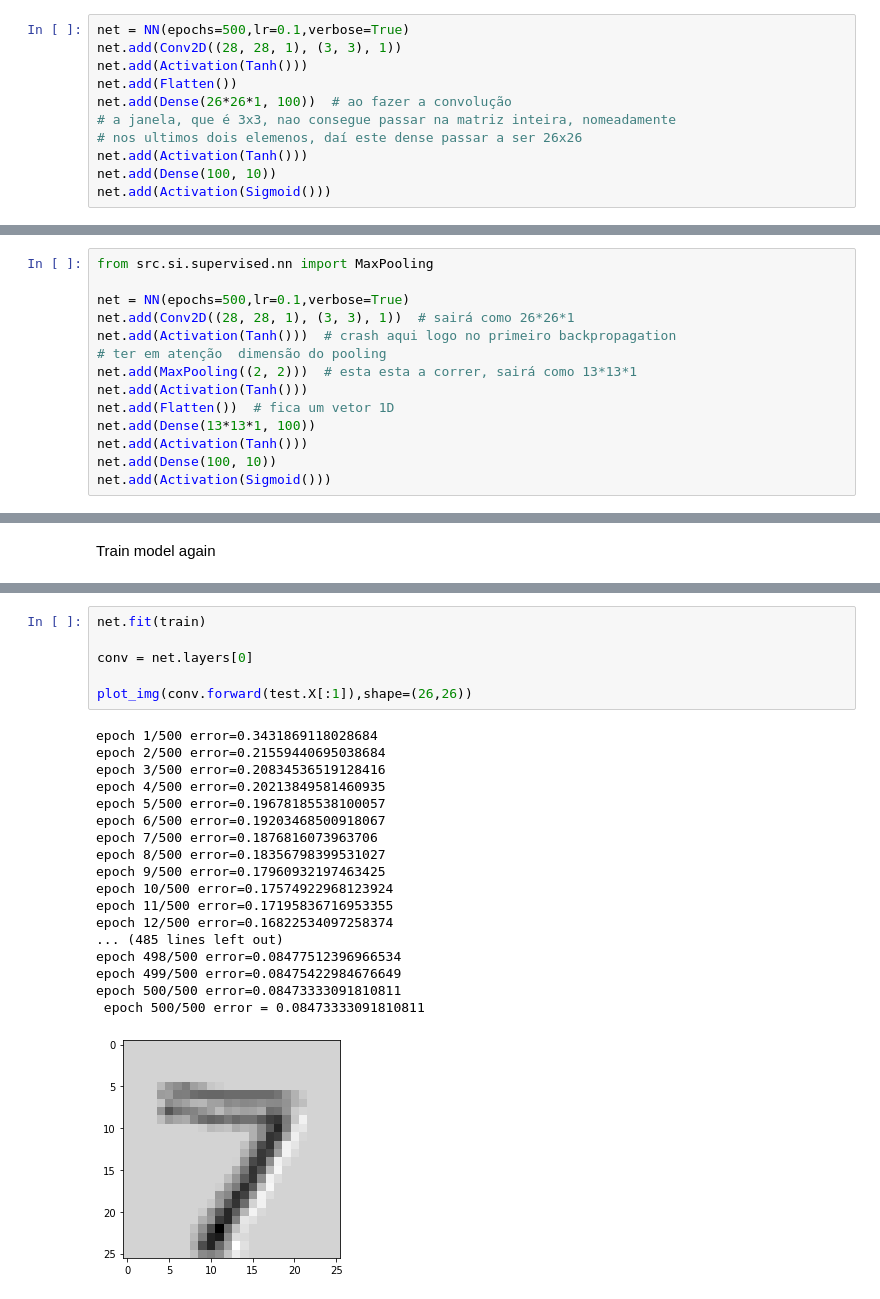
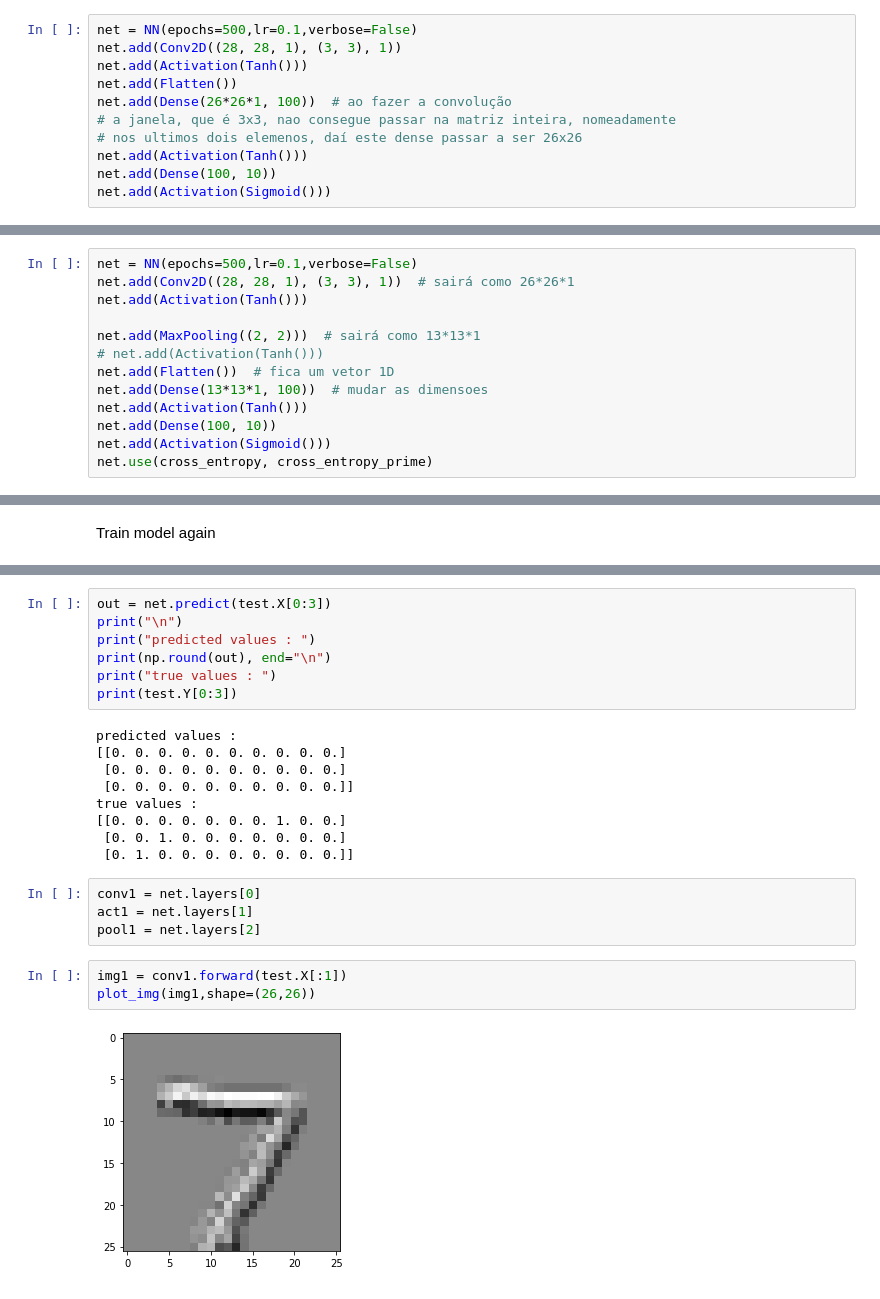
Before and after one commit to ozefreitas/SIB, a Jupyter notebook: scripts/eval5.ipynb, the cells around one changed output, grey strips where cells are left out. Cells and saved outputs as stored; diff of their text form.

```diff
--- a/scripts/eval5.ipynb
+++ b/scripts/eval5.ipynb
@@ -50,7 +69,7 @@ from si.util.activation import Tanh, Sigmoid
 # %% [markdown]
 Build the model
 # %%
-net = NN(epochs=500,lr=0.1,verbose=True)
+net = NN(epochs=500,lr=0.1,verbose=False)
 net.add(Conv2D((28, 28, 1), (3, 3), 1))
 net.add(Activation(Tanh()))
 net.add(Flatten())
@@ -107,16 +110,15 @@ plot_img(conv.forward(test.X[:1]),shape=(26,26))
 # %% [markdown]
 Add maxpooling layer
 # %%
-from src.si.supervised.nn import MaxPooling
+net = NN(epochs=500,lr=0.1,verbose=False)
+net.add(Conv2D((28, 28, 1), (3, 3), 1))  # sairá como 26*26*1
+net.add(Activation(Tanh()))
 
-net = NN(epochs=500,lr=0.1,verbose=True)
-net.add(Conv2D((28, 28, 1), (3, 3), 1))  # sairá como 26*26*1
-net.add(Activation(Tanh()))  # crash aqui logo no primeiro backpropagation
-# ter em atenção  dimensão do pooling
-net.add(MaxPooling((2, 2)))  # esta esta a correr, sairá como 13*13*1
-net.add(Activation(Tanh()))
+net.add(MaxPooling((2, 2)))  # sairá como 13*13*1
+# net.add(Activation(Tanh()))
 net.add(Flatten())  # fica um vetor 1D
-net.add(Dense(13*13*1, 100))
+net.add(Dense(13*13*1, 100))  # mudar as dimensoes
 net.add(Activation(Tanh()))
 net.add(Dense(100, 10))
 net.add(Activation(Sigmoid()))
+net.use(cross_entropy, cross_entropy_prime)
@@ -125,25 +133,25 @@ Train model again
+# %%
+out = net.predict(test.X[0:3])
+print("\n")
+print("predicted values : ")
+print(np.round(out), end="\n")
+print("true values : ")
+print(test.Y[0:3])
+# %% [output]
+predicted values :
+[[0. 0. 0. 0. 0. 0. 0. 0. 0. 0.]
+ [0. 0. 0. 0. 0. 0. 0. 0. 0. 0.]
+ [0. 0. 0. 0. 0. 0. 0. 0. 0. 0.]]
+true values :
+[[0. 0. 0. 0. 0. 0. 0. 1. 0. 0.]
+ [0. 0. 1. 0. 0. 0. 0. 0. 0. 0.]
+ [0. 1. 0. 0. 0. 0. 0. 0. 0. 0.]]
+# %%
+conv1 = net.layers[0]
+act1 = net.layers[1]
+pool1 = net.layers[2]
 # %%
-net.fit(train)
-
-conv = net.layers[0]
-
-plot_img(conv.forward(test.X[:1]),shape=(26,26))
+img1 = conv1.forward(test.X[:1])
+plot_img(img1,shape=(26,26))
 # %% [output]
-epoch 1/500 error=0.3431869118028684
-epoch 2/500 error=0.21559440695038684
-epoch 3/500 error=0.20834536519128416
-epoch 4/500 error=0.20213849581460935
-epoch 5/500 error=0.19678185538100057
-epoch 6/500 error=0.19203468500918067
-epoch 7/500 error=0.1876816073963706
-epoch 8/500 error=0.18356798399531027
-epoch 9/500 error=0.17960932197463425
-epoch 10/500 error=0.17574922968123924
-epoch 11/500 error=0.17195836716953355
-epoch 12/500 error=0.16822534097258374
-... (485 lines left out)
-epoch 498/500 error=0.08477512396966534
-epoch 499/500 error=0.08475422984676649
-epoch 500/500 error=0.08473333091810811
- epoch 500/500 error = 0.08473333091810811
-[figure, old version]
+[figure, new version]
```
Also changed, not shown: parts of 10 cells of this notebook, 1 other file.
